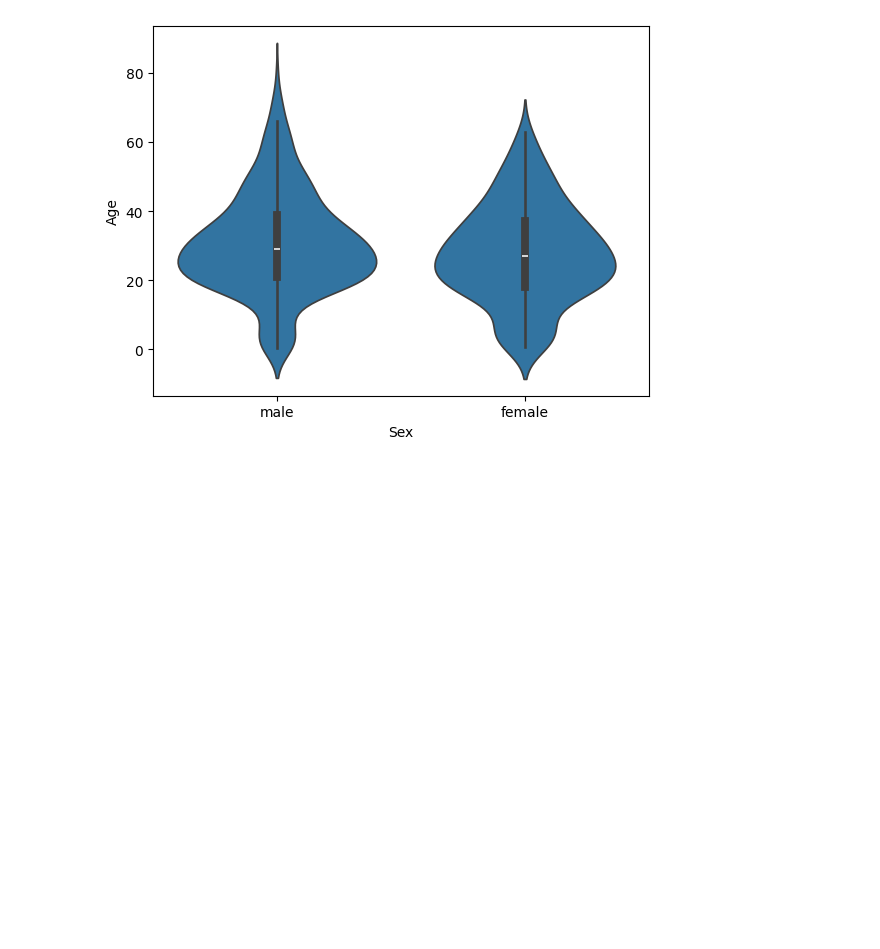
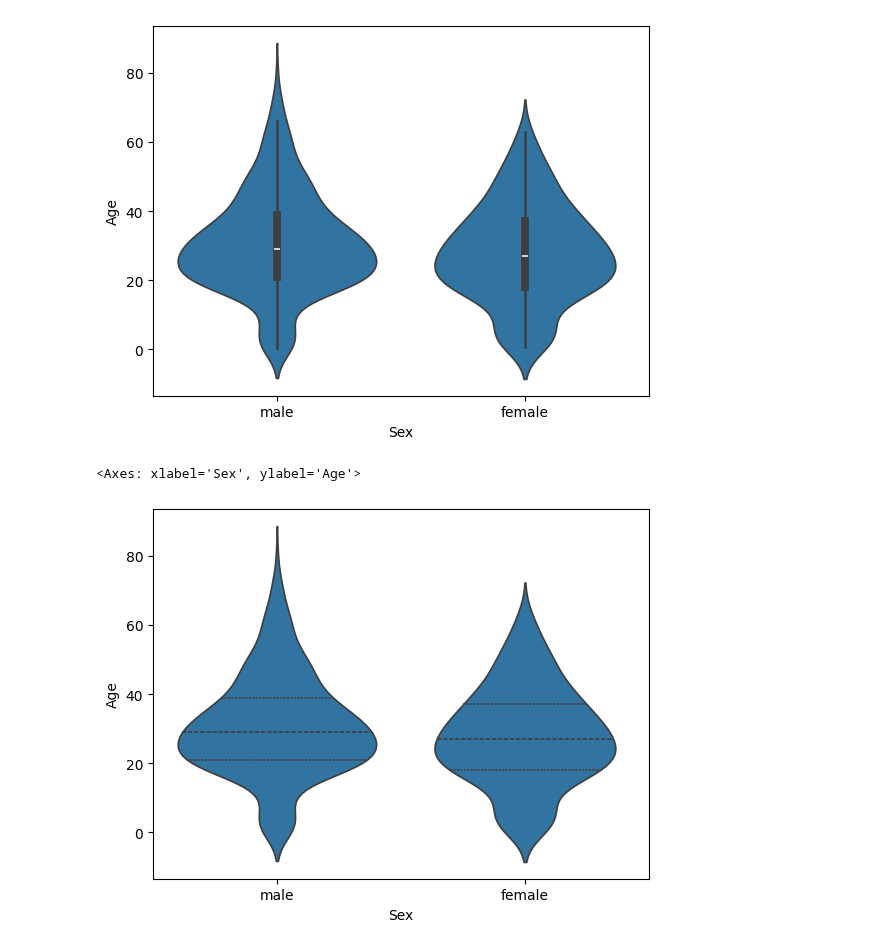
Before and after one commit to Jesusleg95/AnalisisDatosPython, a Jupyter notebook: VisualizacionesUnivariales/GraficoCajasyViolines.ipynb, the cells around one changed output. Cells and saved outputs as stored; diff of their text form; code cells hidden in the pictures; blank space fills up the shorter version.

```diff
--- a/VisualizacionesUnivariales/GraficoCajasyViolines.ipynb
+++ b/VisualizacionesUnivariales/GraficoCajasyViolines.ipynb
@@ -58,3 +58,13 @@ sns.violinplot(
 # %% [output]
 <Axes: xlabel='Sex', ylabel='Age'>
 [figure]
+# %%
+sns.violinplot(
+    df,
+    x='Sex',
+    y='Age',
+    inner='quartiles'
+)
+# %% [output]
+<Axes: xlabel='Sex', ylabel='Age'>
+[figure, added]
```
Also changed, not shown: parts of 2 cells of this notebook.
